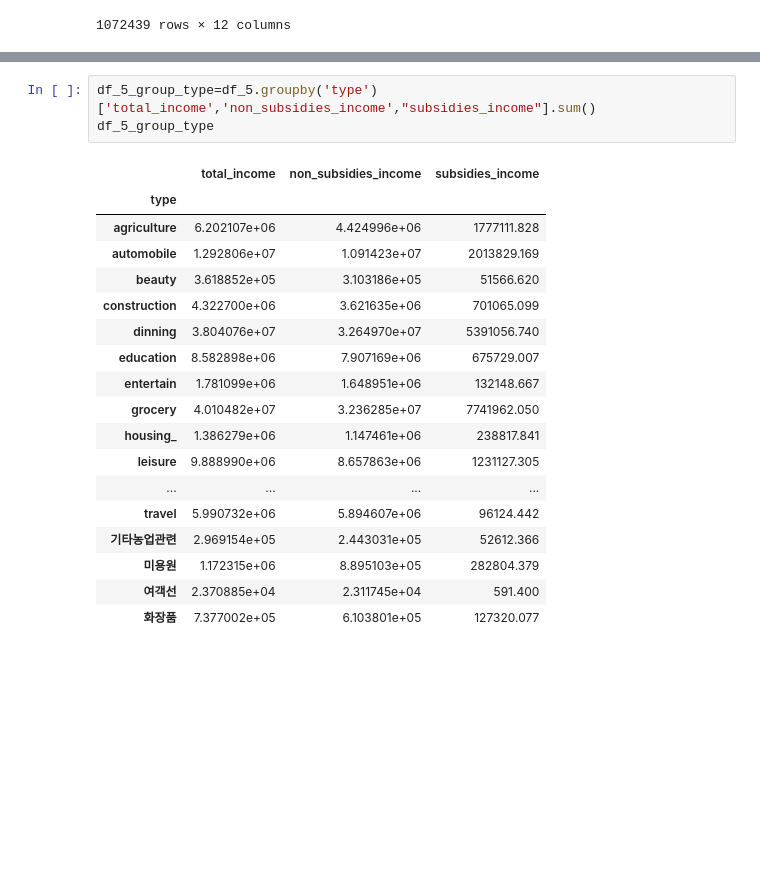
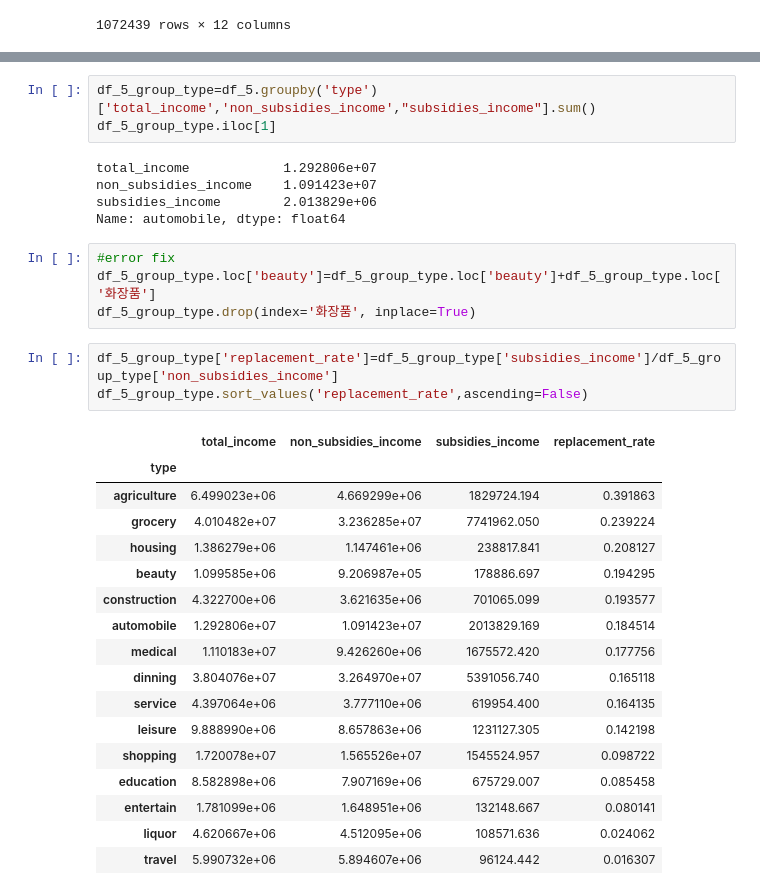
Before and after one commit to yeonghwanchoi/EDA, a Jupyter notebook: EDA_consumtion trend of government subsidies/EDA_jeju.ipynb, the cells around one changed output, grey strips where cells are left out. Cells and saved outputs as stored; diff of their text form; blank space fills up the shorter version.

```diff
--- a/EDA_consumtion trend of government subsidies/EDA_jeju.ipynb
+++ b/EDA_consumtion trend of government subsidies/EDA_jeju.ipynb
@@ -171,23 +172,34 @@ df_5_sum_plot=df_5_sum.plot.pie(explode=[0,0.1], autopct='%1.1f%%', shadow=True,
 [figure]
 # %%
 df_5_group_type=df_5.groupby('type')['total_income','non_subsidies_income',"subsidies_income"].sum()
-df_5_group_type
+df_5_group_type.iloc[1]
 # %% [output]
-|  | total_income | non_subsidies_income | subsidies_income |
-| type |  |  |  |
-| agriculture | 6.202107e+06 | 4.424996e+06 | 1777111.828 |
-| automobile | 1.292806e+07 | 1.091423e+07 | 2013829.169 |
-| beauty | 3.618852e+05 | 3.103186e+05 | 51566.620 |
-| construction | 4.322700e+06 | 3.621635e+06 | 701065.099 |
-| dinning | 3.804076e+07 | 3.264970e+07 | 5391056.740 |
-| education | 8.582898e+06 | 7.907169e+06 | 675729.007 |
-| entertain | 1.781099e+06 | 1.648951e+06 | 132148.667 |
-| grocery | 4.010482e+07 | 3.236285e+07 | 7741962.050 |
-| housing_ | 1.386279e+06 | 1.147461e+06 | 238817.841 |
-| leisure | 9.888990e+06 | 8.657863e+06 | 1231127.305 |
-| ... | ... | ... | ... |
-| travel | 5.990732e+06 | 5.894607e+06 | 96124.442 |
-| 기타농업관련 | 2.969154e+05 | 2.443031e+05 | 52612.366 |
-| 미용원 | 1.172315e+06 | 8.895103e+05 | 282804.379 |
-| 여객선 | 2.370885e+04 | 2.311745e+04 | 591.400 |
-| 화장품 | 7.377002e+05 | 6.103801e+05 | 127320.077 |
+total_income            1.292806e+07
+non_subsidies_income    1.091423e+07
+subsidies_income        2.013829e+06
+Name: automobile, dtype: float64
+# %%
+#error fix
+df_5_group_type.loc['beauty']=df_5_group_type.loc['beauty']+df_5_group_type.loc['화장품']
+df_5_group_type.drop(index='화장품', inplace=True)
+# %%
+df_5_group_type['replacement_rate']=df_5_group_type['subsidies_income']/df_5_group_type['non_subsidies_income']
+df_5_group_type.sort_values('replacement_rate',ascending=False)
+# %% [output]
+|  | total_income | non_subsidies_income | subsidies_income | replacement_rate |
+| type |  |  |  |  |
+| agriculture | 6.499023e+06 | 4.669299e+06 | 1829724.194 | 0.391863 |
+| grocery | 4.010482e+07 | 3.236285e+07 | 7741962.050 | 0.239224 |
+| housing | 1.386279e+06 | 1.147461e+06 | 238817.841 | 0.208127 |
+| beauty | 1.099585e+06 | 9.206987e+05 | 178886.697 | 0.194295 |
+| construction | 4.322700e+06 | 3.621635e+06 | 701065.099 | 0.193577 |
+| automobile | 1.292806e+07 | 1.091423e+07 | 2013829.169 | 0.184514 |
+| medical | 1.110183e+07 | 9.426260e+06 | 1675572.420 | 0.177756 |
+| dinning | 3.804076e+07 | 3.264970e+07 | 5391056.740 | 0.165118 |
+| service | 4.397064e+06 | 3.777110e+06 | 619954.400 | 0.164135 |
+| leisure | 9.888990e+06 | 8.657863e+06 | 1231127.305 | 0.142198 |
+| shopping | 1.720078e+07 | 1.565526e+07 | 1545524.957 | 0.098722 |
+| education | 8.582898e+06 | 7.907169e+06 | 675729.007 | 0.085458 |
+| entertain | 1.781099e+06 | 1.648951e+06 | 132148.667 | 0.080141 |
+| liquor | 4.620667e+06 | 4.512095e+06 | 108571.636 | 0.024062 |
+| travel | 5.990732e+06 | 5.894607e+06 | 96124.442 | 0.016307 |
```
Also changed, not shown: parts of 4 cells of this notebook.
